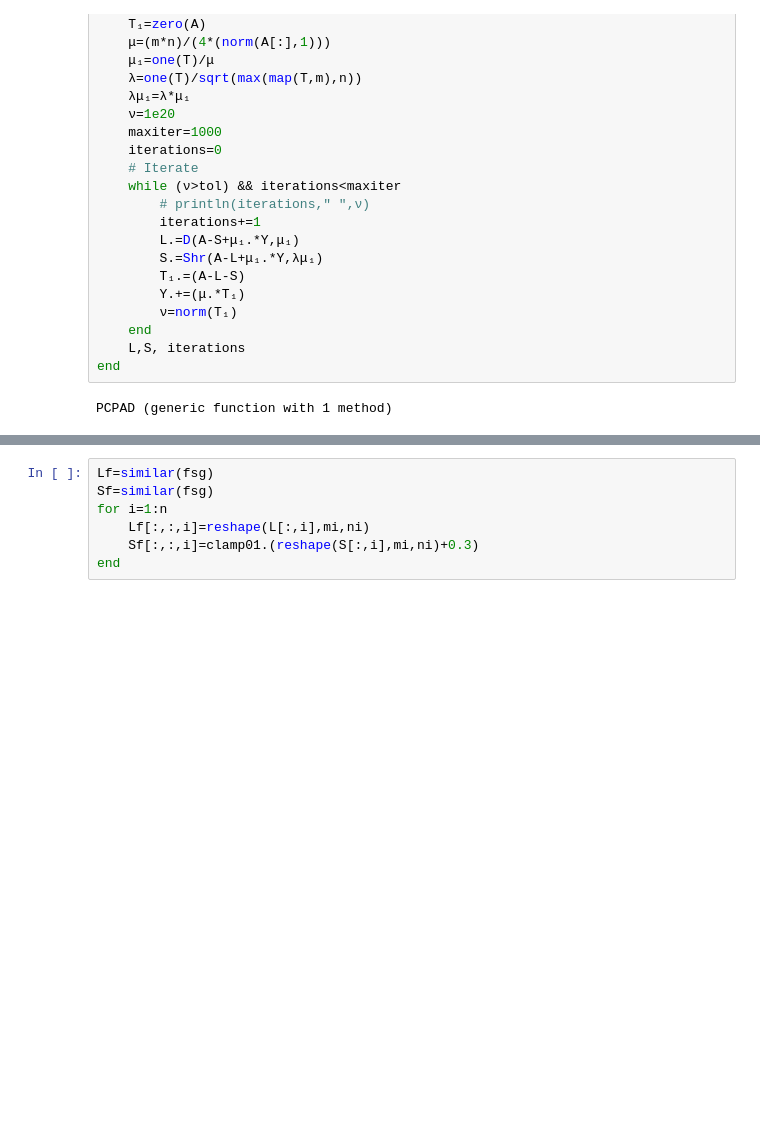
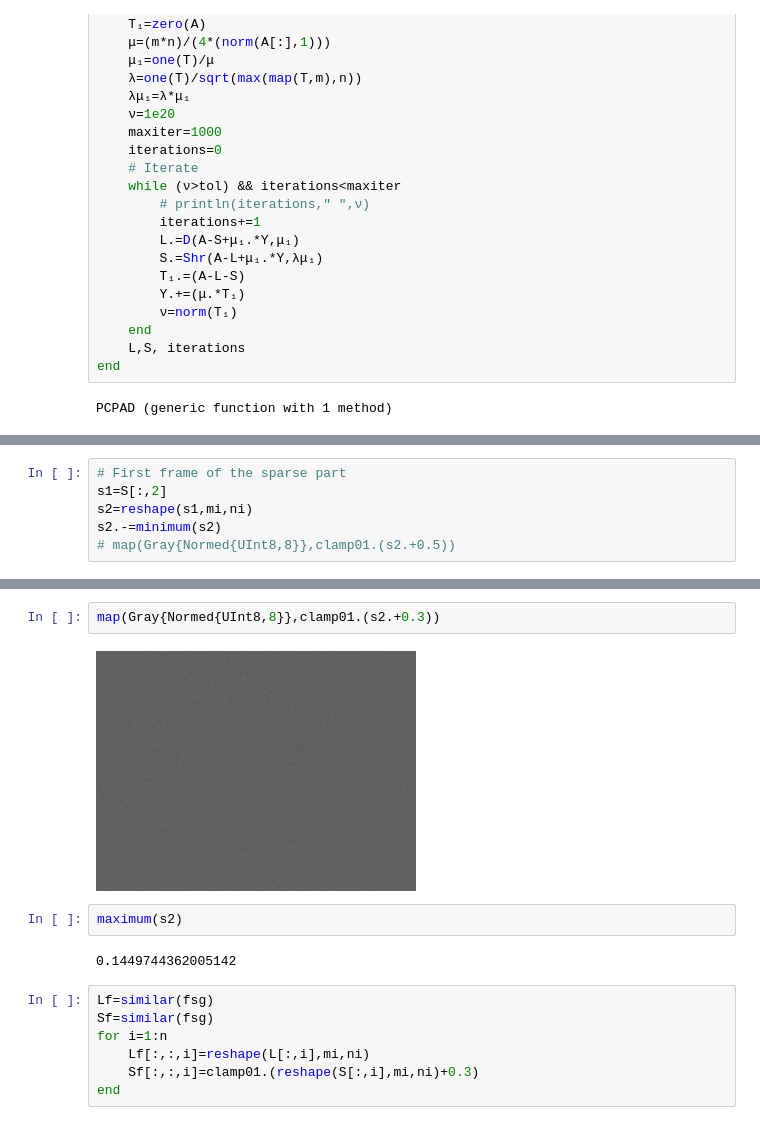
Before and after one commit to ivanslapnicar/GIAN-Applied-NLA-Course, a Jupyter notebook: src/Module C - Applications/S7 Examples in Sparse plus Low-Rank Splitting.ipynb, the cells around one changed output, grey strips where cells are left out. Cells and saved outputs as stored; diff of their text form; blank space fills up the shorter version.

```diff
--- a/src/Module C - Applications/S7 Examples in Sparse plus Low-Rank Splitting.ipynb
+++ b/src/Module C - Applications/S7 Examples in Sparse plus Low-Rank Splitting.ipynb
@@ -179,0 +207,6 @@ Dict{String,Any} with 4 entries:
+# %%
+# First frame of the sparse part
+s1=S[:,2]
+s2=reshape(s1,mi,ni)
+s2.-=minimum(s2)
+# map(Gray{Normed{UInt8,8}},clamp01.(s2.+0.5))
@@ -180,3 +231,11 @@ Dict{String,Any} with 4 entries:
+# %%
+map(Gray{Normed{UInt8,8}},clamp01.(s2.+0.3))
+# %% [output]
+[figure, added]
+# %%
+maximum(s2)
+# %% [output]
+0.1449744362005142
 # %%
 Lf=similar(fsg)
 Sf=similar(fsg)
```
Also changed, not shown: parts of 33 cells of this notebook, 7 other files.
